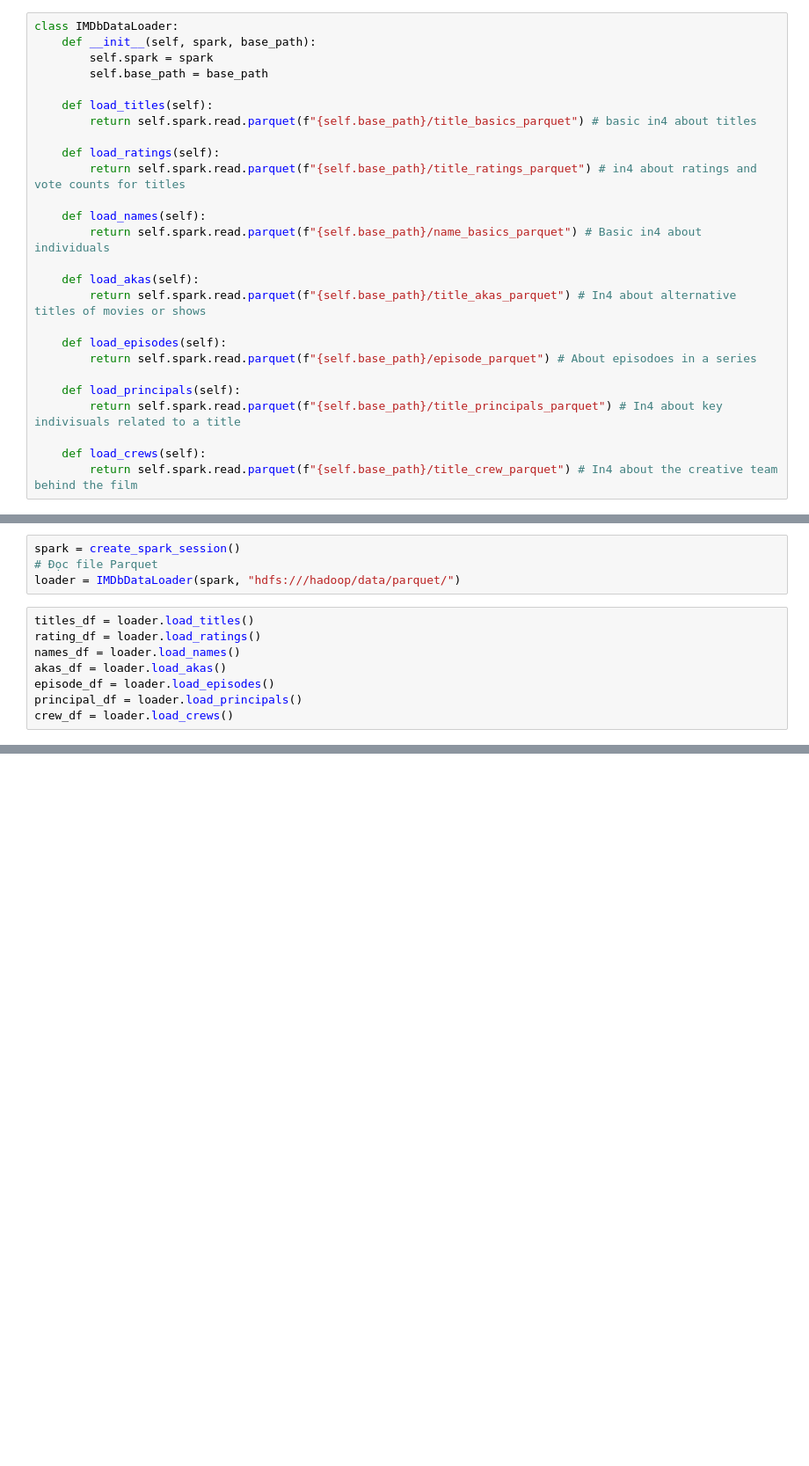
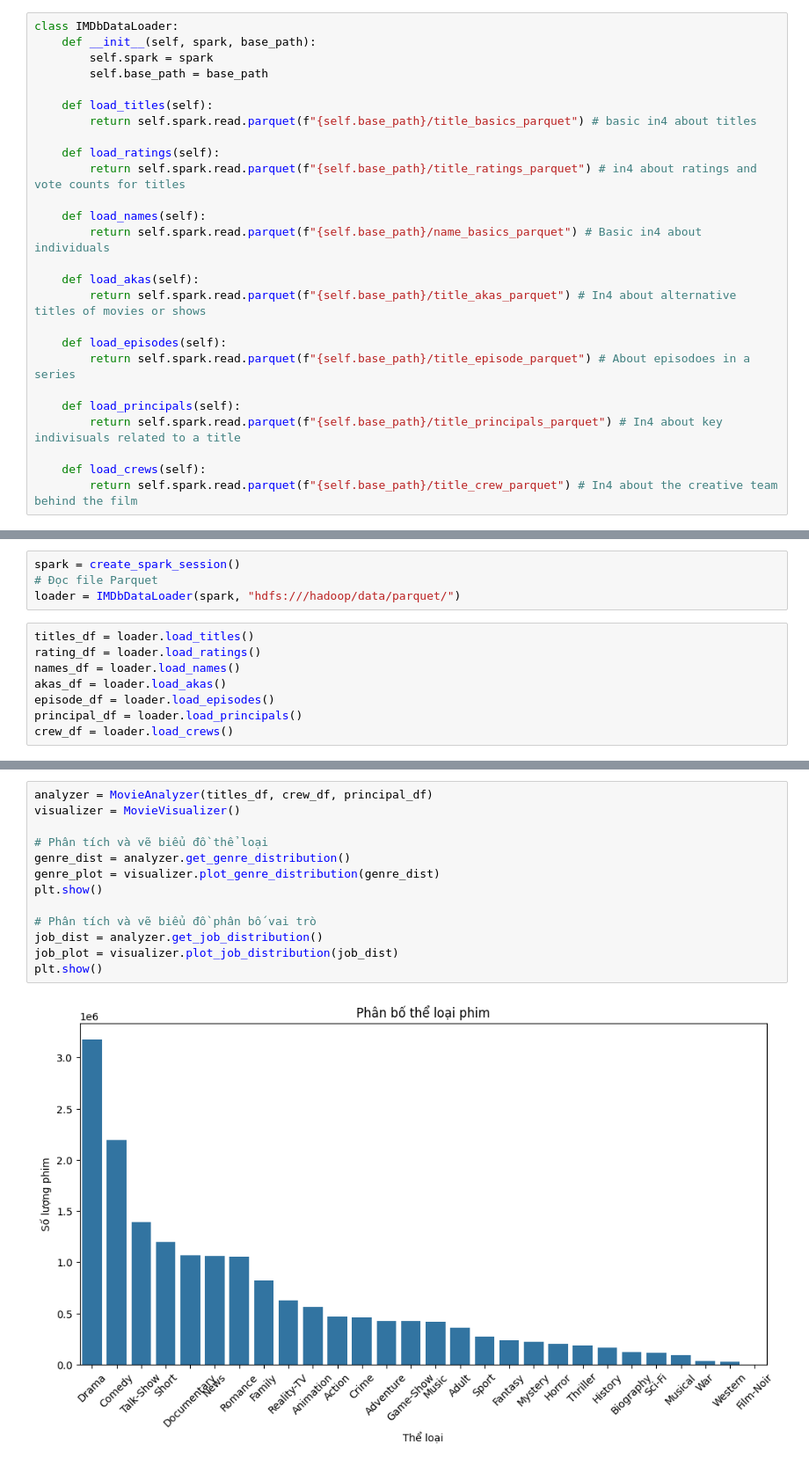
Before and after one commit to duongnguyen291/IMDB_Analytics, a Jupyter notebook: imdb_analytics/notebooks/exploration.ipynb, the cells around one changed output, grey strips where cells are left out. Shown: that part at 88% size. Cells and saved outputs as stored; diff of their text form; blank space fills up the shorter version.

```diff
--- a/imdb_analytics/notebooks/exploration.ipynb
+++ b/imdb_analytics/notebooks/exploration.ipynb
@@ -65,7 +65,7 @@ class IMDbDataLoader:
         return self.spark.read.parquet(f"{self.base_path}/title_akas_parquet") # In4 about alternative titles of movies or shows
 
     def load_episodes(self):
-        return self.spark.read.parquet(f"{self.base_path}/episode_parquet") # About episodoes in a series
+        return self.spark.read.parquet(f"{self.base_path}/title_episode_parquet") # About episodoes in a series
 
     def load_principals(self):
         return self.spark.read.parquet(f"{self.base_path}/title_principals_parquet") # In4 about key indivisuals related to a title
@@ -91,0 +325,15 @@ titles_df.show(5)
+# %%
+analyzer = MovieAnalyzer(titles_df, crew_df, principal_df)
+visualizer = MovieVisualizer()
+
+# Phân tích và vẽ biểu đồ thể loại
+genre_dist = analyzer.get_genre_distribution()
+genre_plot = visualizer.plot_genre_distribution(genre_dist)
+plt.show()
+
+# Phân tích và vẽ biểu đồ phân bố vai trò
+job_dist = analyzer.get_job_distribution()
+job_plot = visualizer.plot_job_distribution(job_dist)
+plt.show()
+# %% [output]
+[figure, added]
```
Also changed, not shown: parts of 7 cells of this notebook, 5 other files.
